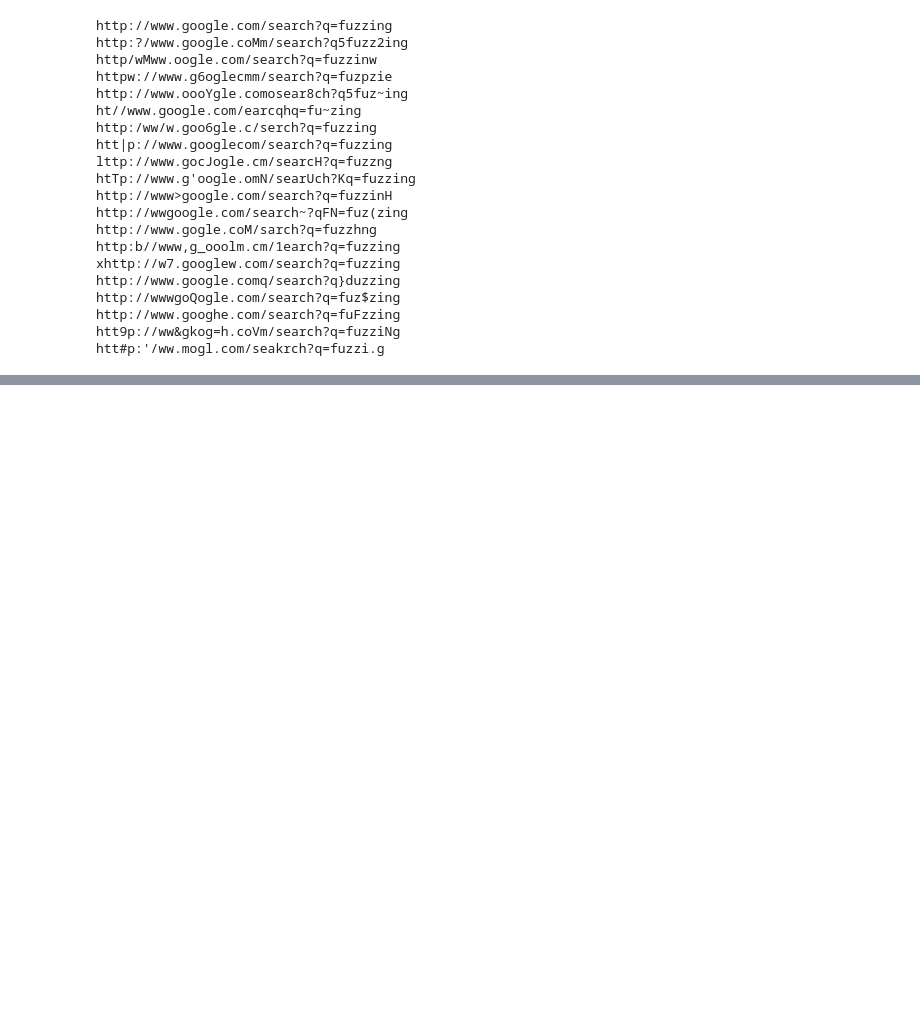
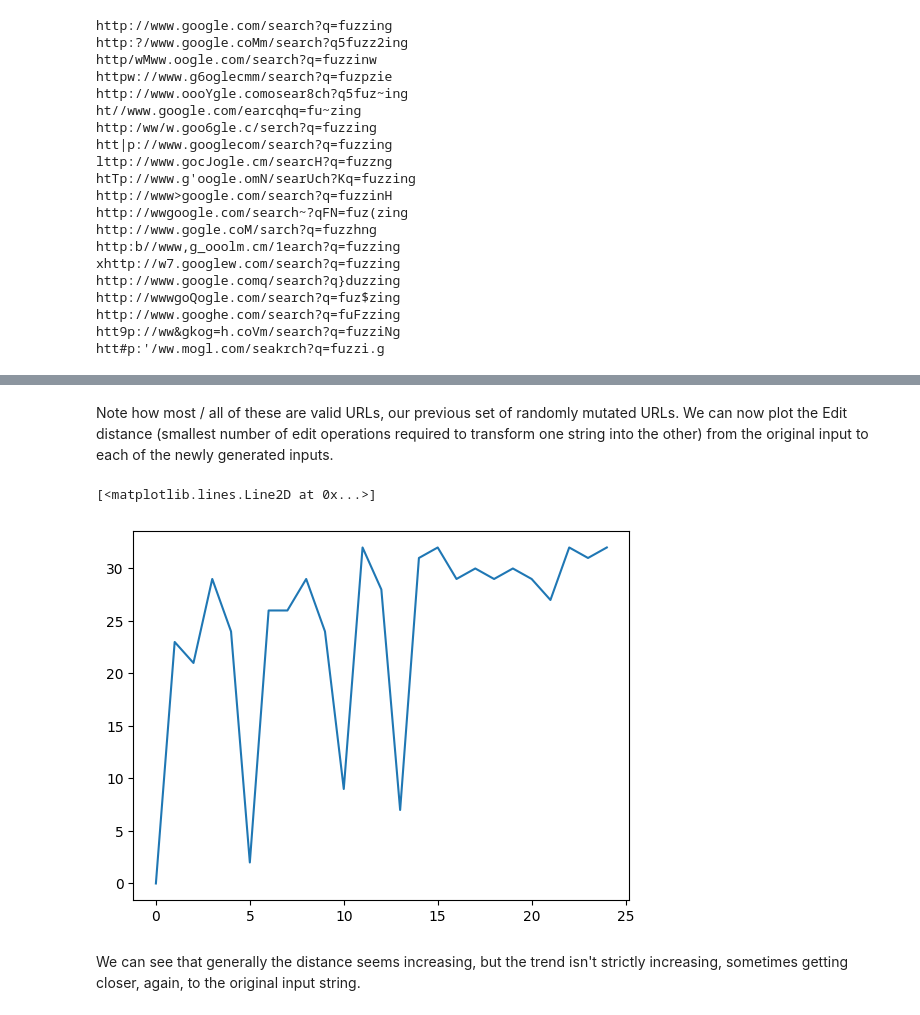
Before and after one commit to SirbayC/Fuzzing, a Jupyter notebook: fuzzing.ipynb, the cells around one changed output, grey strips where cells are left out. Saved outputs shown, nothing was run; the diff lists cells and outputs as text; code cells hidden in the pictures; blank space fills up the shorter version.

```diff
--- a/fuzzing.ipynb
+++ b/fuzzing.ipynb
@@ -856,0 +892,31 @@ test
+# %% [markdown]
+Note how most / all of these are valid URLs, our previous set of randomly mutated URLs. We can now plot the Edit distance (smallest number of edit operations required to transform one string into the other) from the original input to each of the newly generated inputs.
+# %%
+def edit_distance(string1, string2):
+
+    if len(string1) > len(string2):
+        difference = len(string1) - len(string2)
+        string1 = string1[:len(string2)]
+    elif len(string2) > len(string1):
+        difference = len(string2) - len(string1)
+        string2 = string2[:len(string1)]
+    else:
+        difference = 0
+
+    for i in range(len(string1)):
+        if string1[i] != string2[i]:
+            difference += 1
+
+    return difference
+
+
+distances = []
+for result in output:
+    distances.append(edit_distance(reference, result))
+
+plt.plot(distances)
+# %% [output]
+[<matplotlib.lines.Line2D at 0x...>]
+[figure, added]
+# %% [markdown]
+We can see that generally the distance seems increasing, but the trend isn't strictly increasing, sometimes getting closer, again, to the original input string.
```
Also changed, not shown: parts of 9 cells of this notebook.
